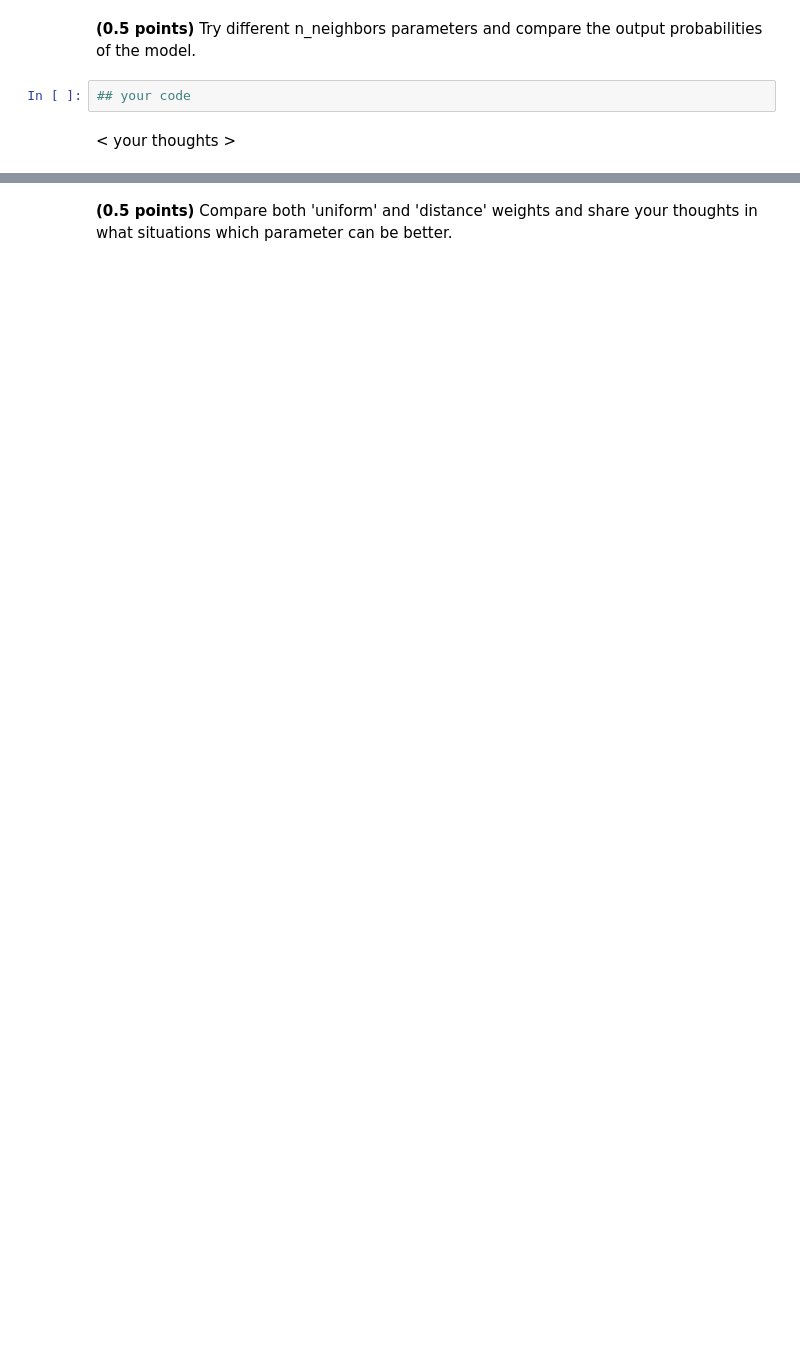
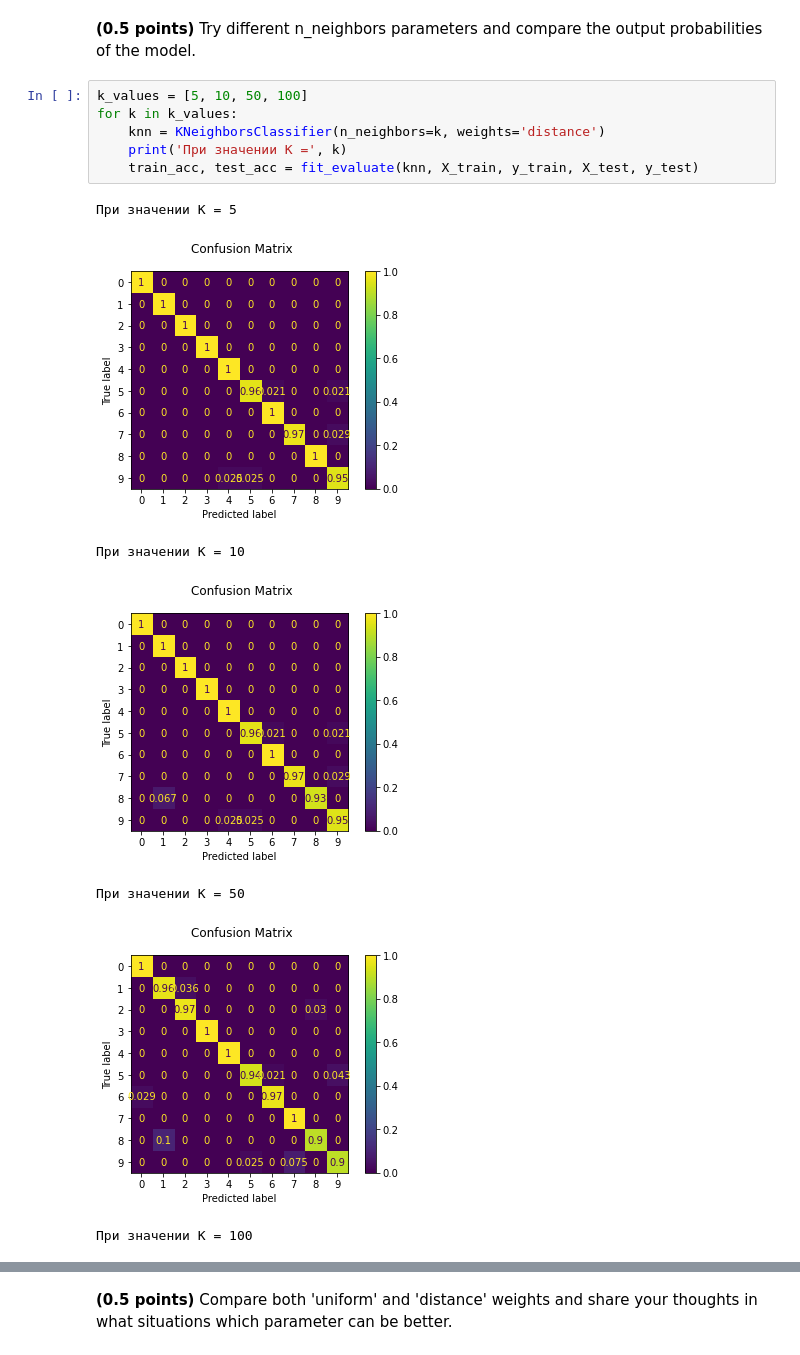
Before and after one commit to githubjeka/ml-intro, a Jupyter notebook: hw_classification.ipynb, the cells around one changed output, grey strips where cells are left out. Drawn from its saved outputs; the diff is of its cells as text; blank space fills up the shorter version.

```diff
--- a/hw_classification.ipynb
+++ b/hw_classification.ipynb
@@ -467,6 +545,16 @@ assert test_acc > 0.98
 # %% [markdown]
 **(0.5 points)** Try different n_neighbors parameters and compare the output probabilities of the model.
-# %%
-## your code
-# %% [markdown]
-< your thoughts >
+# %%
+k_values = [5, 10, 50, 100]
+for k in k_values:
+    knn = KNeighborsClassifier(n_neighbors=k, weights='distance')
+    print('При значении K =', k)
+    train_acc, test_acc = fit_evaluate(knn, X_train, y_train, X_test, y_test)
+# %% [output]
+При значении K = 5
+[figure, added]
+При значении K = 10
+[figure, added]
+При значении K = 50
+[figure, added]
+При значении K = 100
```
Also changed, not shown: parts of 20 cells of this notebook.
